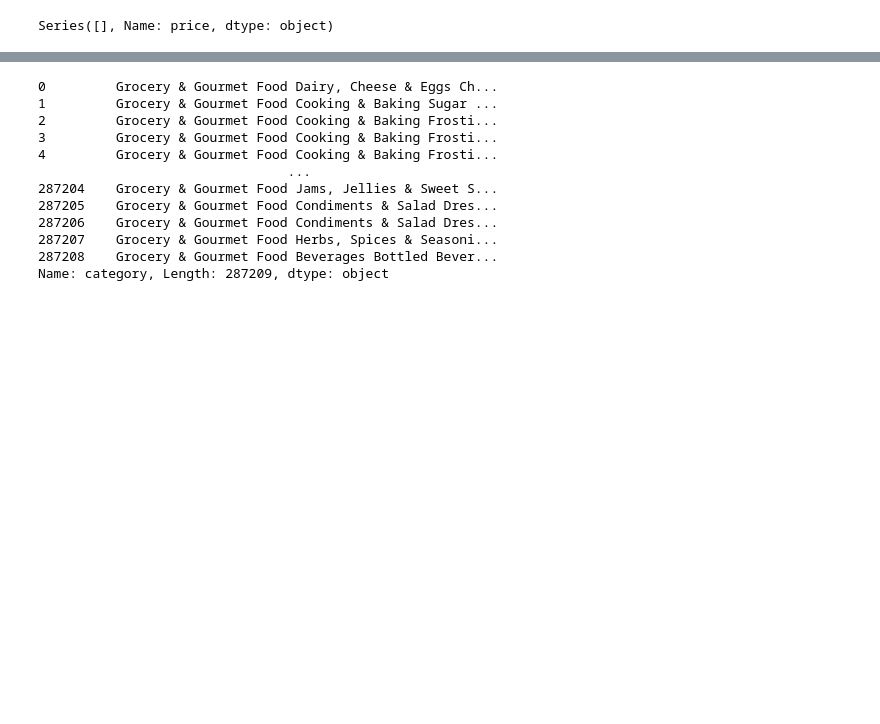
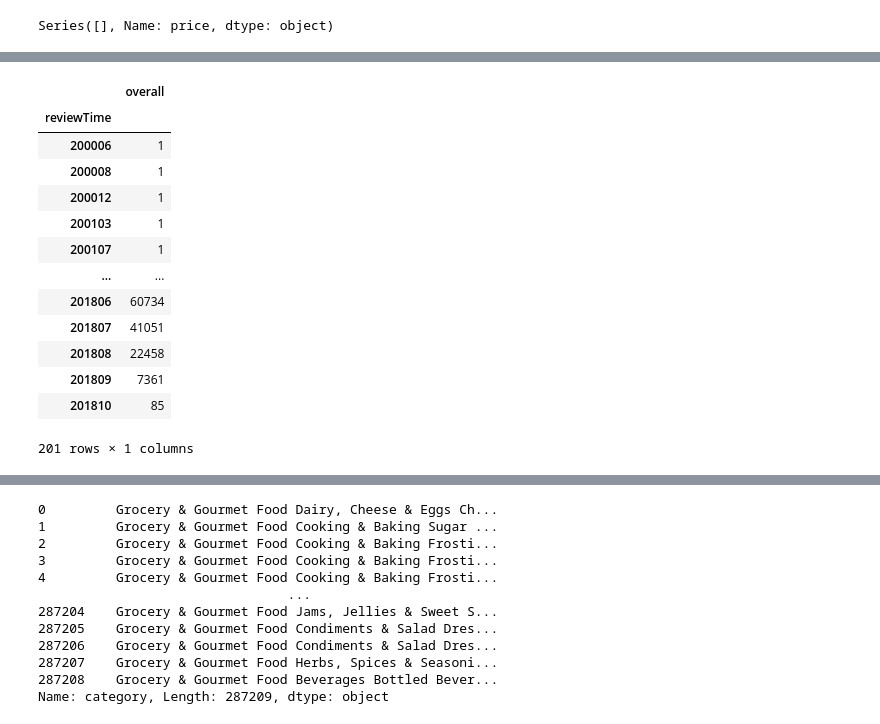
Before and after one commit to JulesssG/ADA-project, a Jupyter notebook: milestone_2.ipynb, the cells around one changed output, grey strips where cells are left out. Saved outputs shown, nothing was run; the diff lists cells and outputs as text; code cells hidden in the pictures; blank space fills up the shorter version.

```diff
--- a/milestone_2.ipynb
+++ b/milestone_2.ipynb
@@ -162,0 +228,24 @@ meta.head()
+# %%
+scores = reviews[['reviewTime', 'overall']].copy()
+scores['reviewTime'] = scores['reviewTime'].map(lambda date: 100*date.year + date.month)
+scores = pd.DataFrame(scores.groupby('reviewTime')['overall'].count())
+display(scores)
+source = ColumnDataSource(scores)
+p = figure(x_axis_type="datetime", plot_width=800, plot_height=350, tools=tools)
+p.line('reviewTime', 'overall', source=source)
+show(p)
+# %% [output]
+|  | overall |
+| reviewTime |  |
+| 200006 | 1 |
+| 200008 | 1 |
+| 200012 | 1 |
+| 200103 | 1 |
+| 200107 | 1 |
+| ... | ... |
+| 201806 | 60734 |
+| 201807 | 41051 |
+| 201808 | 22458 |
+| 201809 | 7361 |
+| 201810 | 85 |
+201 rows × 1 columns
```
Also changed, not shown: parts of 10 cells of this notebook.
